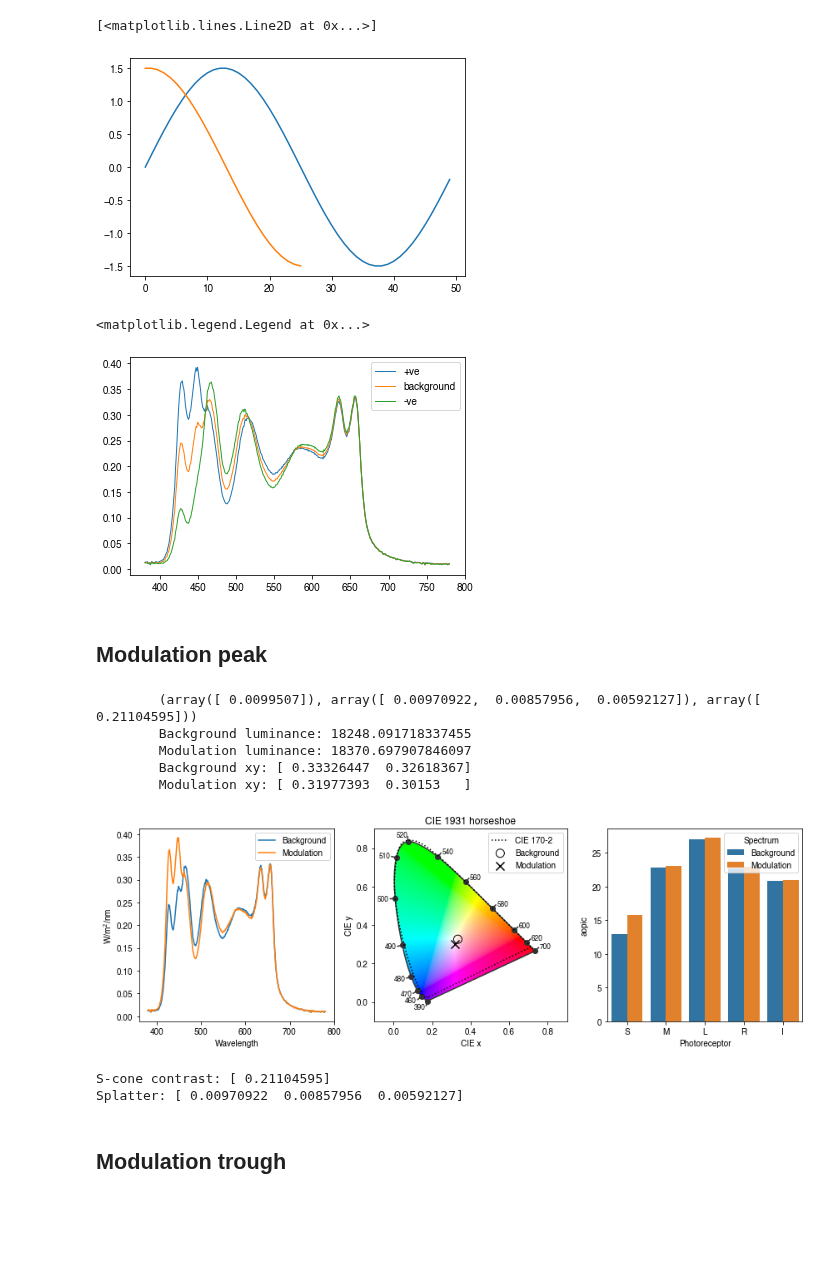
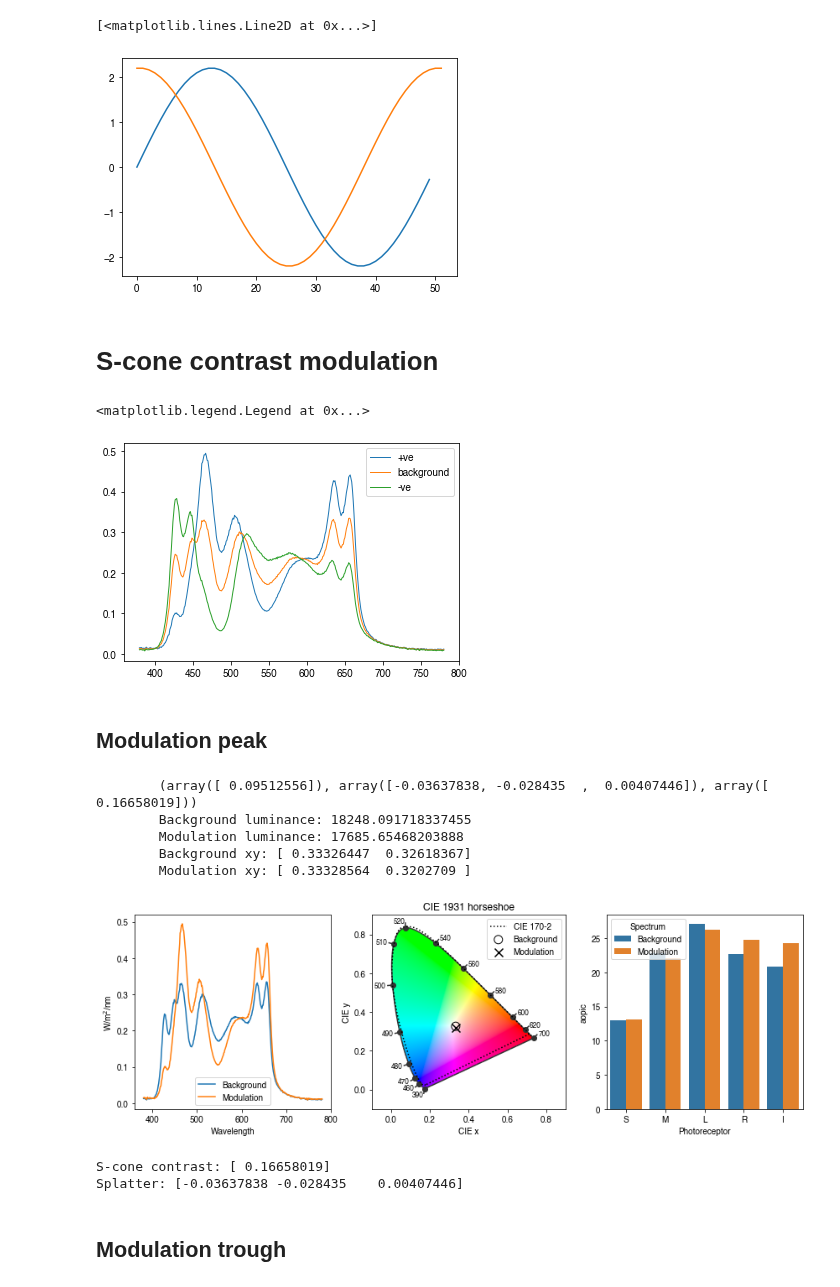
Before and after one commit to PySilentSubstitution/pysilsub, a Jupyter notebook: notebooks/pseudo_inverse_contrast_example.ipynb, the cells around one changed output. Saved outputs shown, nothing was run; the diff lists cells and outputs as text; code cells hidden in the pictures; blank space fills up the shorter version.

Commit message:
Update pseudo inverse script /JTM

```diff
--- a/notebooks/pseudo_inverse_contrast_example.ipynb
+++ b/notebooks/pseudo_inverse_contrast_example.ipynb
@@ -41,35 +42,40 @@ ss = SilentSubstitutionProblem(
     colors=colors,
     spds=spds,
     spd_binwidth=1,
-    isolate=['S'],
-    silence=['I', 'M', 'L'],
+    isolate=['I'],
+    silence=['M', 'L', 'S']
     )
 # %%
 # Target contrast vals for modulation
-contrast_waveform = sinusoid_modulation(1, 1, 50)*1.5
+contrast_waveform = sinusoid_modulation(f=1, duration=1, Fs=50) * 2.2
 plt.plot(contrast_waveform)
 peak = np.argmax(contrast_waveform)
 trough = np.argmin(contrast_waveform)
 target_contrasts = contrast_waveform[peak:trough+1]
-plt.plot(target_contrasts)
+plt.plot(np.hstack([target_contrasts, target_contrasts[::-1]]))
 # %% [output]
 [<matplotlib.lines.Line2D at 0x...>]
-[figure, old version]
+[figure, new version]
+# %% [markdown]
+S-cone contrast modulation
+==========================
 # %%
+
+
 # Background is all channels at half power
 bg_settings = np.array([.5]*10)
 
 # Calcualte modulation spectra for S-cone modulation
-contrast_mods = [ss.pseudo_inverse_contrast(bg_settings, [tc, 0, 0, 0, 0]) for tc in target_contrasts]
+contrast_mods = [ss.pseudo_inverse_contrast(bg_settings, [0, 0, 0, tc]) for tc in target_contrasts]
 spectra = [bg_settings + mod for mod in contrast_mods]
 
 plt.plot(ss.predict_multiprimary_spd(bg_settings+contrast_mods[0]), lw=1, label='+ve')
 plt.plot(ss.predict_multiprimary_spd(bg_settings), lw=1, label='background')
 plt.plot(ss.predict_multiprimary_spd(bg_settings+contrast_mods[-1]), lw=1, label='-ve')
 plt.legend()
 # %% [output]
 <matplotlib.legend.Legend at 0x...>
-[figure, old version]
+[figure, new version]
 # %% [markdown]
 Modulation peak
 ---------------
@@ -79,14 +85,14 @@ contrasts = ss.get_photoreceptor_contrasts(np.hstack([bg_settings, spectra[0]]))
 print(f'S-cone contrast: {contrasts[2]}')
 print(f'Splatter: {contrasts[1]}')
 # %% [output]
-        (array([ 0.0099507]), array([ 0.00970922,  0.00857956,  0.00592127]), array([ 0.21104595]))
+        (array([ 0.09512556]), array([-0.03637838, -0.028435  ,  0.00407446]), array([ 0.16658019]))
         Background luminance: 18248.091718337455
-        Modulation luminance: 18370.697907846097
+        Modulation luminance: 17685.65468203888
         Background xy: [ 0.33326447  0.32618367]
-        Modulation xy: [ 0.31977393  0.30153   ]
+        Modulation xy: [ 0.33328564  0.3202709 ]
-[figure, old version]
+[figure, new version]
-S-cone contrast: [ 0.21104595]
-Splatter: [ 0.00970922  0.00857956  0.00592127]
+S-cone contrast: [ 0.16658019]
+Splatter: [-0.03637838 -0.028435    0.00407446]
 # %% [markdown]
 Modulation trough
 -----------------
```
Also changed, not shown: parts of 6 cells of this notebook, 5 other files.
